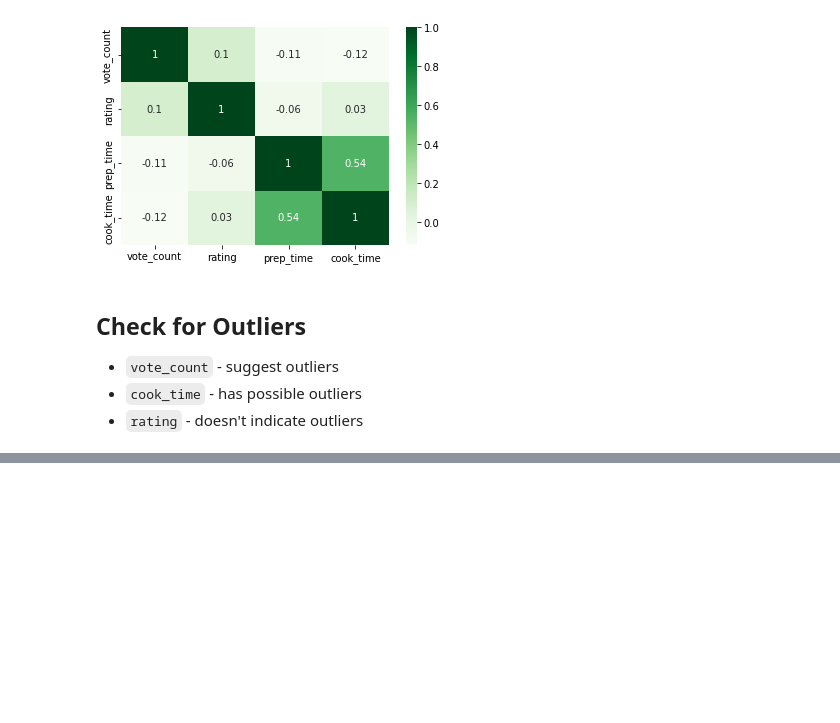
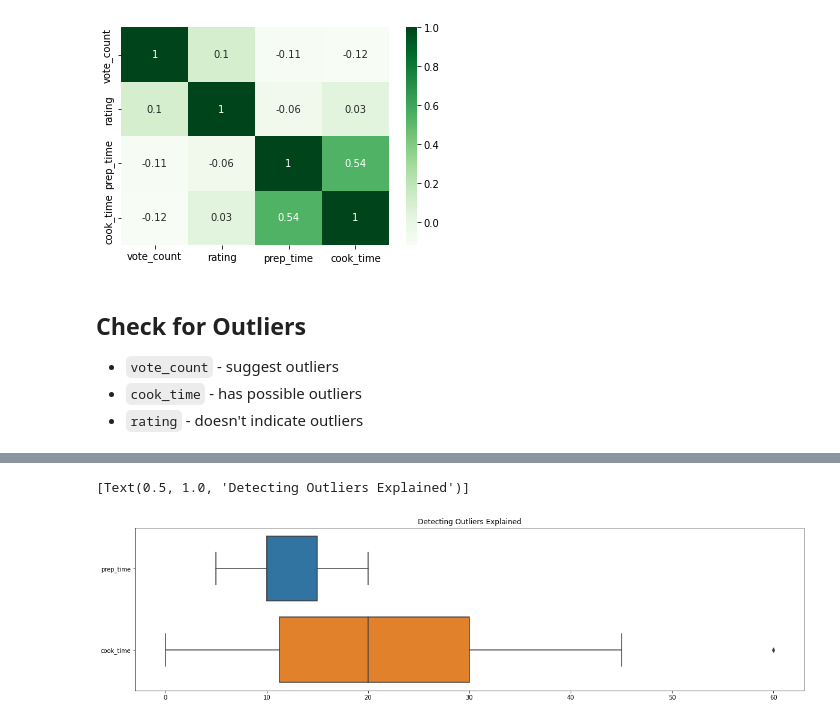
Before and after one commit to softhints/Pandas-Exercises-Projects, a Jupyter notebook: project/Exploratory Data Analysis.ipynb, the cells around one changed output, grey strips where cells are left out. Saved outputs shown, nothing was run; the diff lists cells and outputs as text; code cells hidden in the pictures; blank space fills up the shorter version.

```diff
--- a/project/Exploratory Data Analysis.ipynb
+++ b/project/Exploratory Data Analysis.ipynb
@@ -228,0 +281,7 @@ sns.boxplot(data=df[cols], orient='h')
+# %%
+cols = ['prep_time', 'cook_time']
+plt.figure(figsize=(20, 5))
+sns.boxplot(data=df[cols].head(18), orient='h').set(title='Detecting Outliers Explained')
+# %% [output]
+[Text(0.5, 1.0, 'Detecting Outliers Explained')]
+[figure, added]
```
Also changed, not shown: parts of 11 cells of this notebook, 1 other file.
